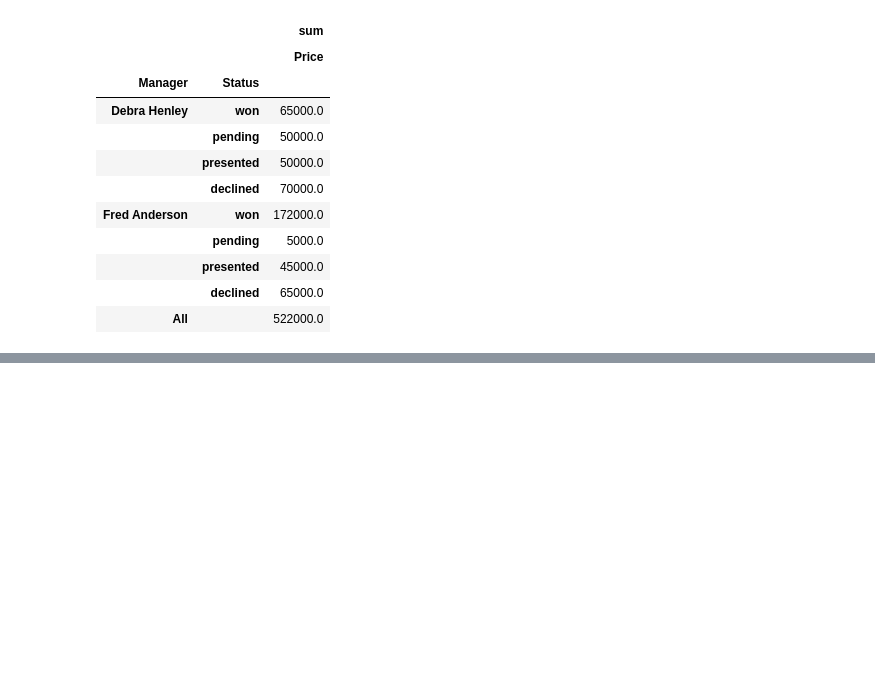
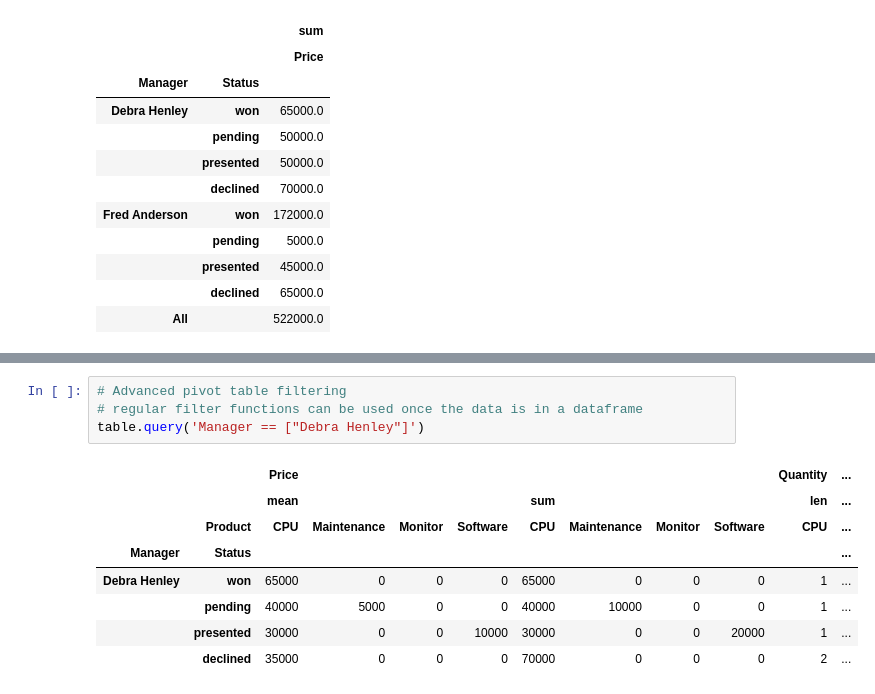
Before and after one commit to bhajar/Python_Learning_code, a Jupyter notebook: Packages/Pandas Cheatsheet.ipynb, the cells around one changed output, grey strips where cells are left out. Drawn from its saved outputs; the diff is of its cells as text; blank space fills up the shorter version.

```diff
--- a/Packages/Pandas Cheatsheet.ipynb
+++ b/Packages/Pandas Cheatsheet.ipynb
@@ -790,0 +825,13 @@ pd.pivot_table(df,index=["Manager","Status"],values=["Price"], aggfunc=[np.sum],
+# %%
+# Advanced pivot table filtering
+# regular filter functions can be used once the data is in a dataframe
+table.query('Manager == ["Debra Henley"]')
+# %% [output]
+|  |  | Price |  |  |  |  |  |  |  | Quantity | ... |
+|  |  | mean |  |  |  | sum |  |  |  | len | ... |
+|  | Product | CPU | Maintenance | Monitor | Software | CPU | Maintenance | Monitor | Software | CPU | ... |
+| Manager | Status |  |  |  |  |  |  |  |  |  | ... |
+| Debra Henley | won | 65000 | 0 | 0 | 0 | 65000 | 0 | 0 | 0 | 1 | ... |
+|  | pending | 40000 | 5000 | 0 | 0 | 40000 | 10000 | 0 | 0 | 1 | ... |
+|  | presented | 30000 | 0 | 0 | 10000 | 30000 | 0 | 0 | 20000 | 1 | ... |
+|  | declined | 35000 | 0 | 0 | 0 | 70000 | 0 | 0 | 0 | 2 | ... |
```
Also changed, not shown: parts of 5 cells of this notebook.
